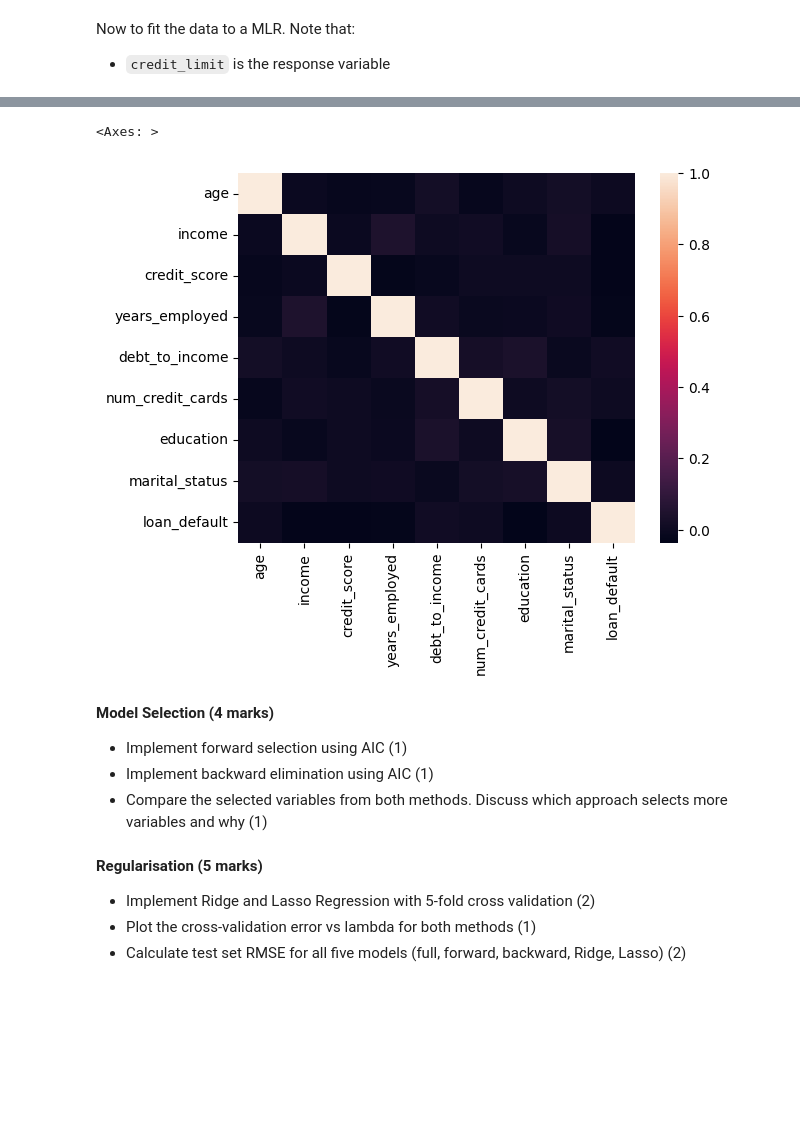
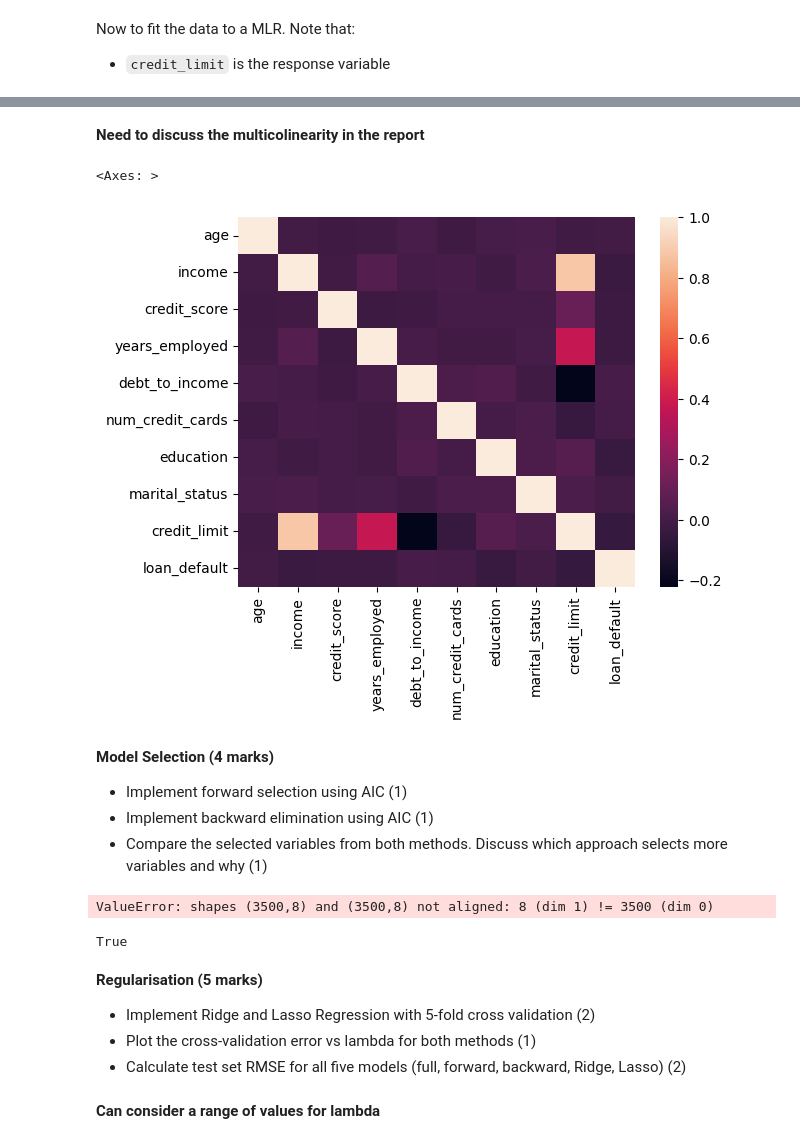
Before and after one commit to aidanlockwood20/MXN442-Codebase, a Jupyter notebook: assignments/assignment_1/assignment_1.ipynb, the cells around one changed output, grey strips where cells are left out. Drawn from its saved outputs; the diff is of its cells as text; code cells hidden in the pictures; blank space fills up the shorter version.

```diff
--- a/assignments/assignment_1/assignment_1.ipynb
+++ b/assignments/assignment_1/assignment_1.ipynb
@@ -95,0 +102,10 @@ The mean imputation has been completed.
+# %%
+categorical_variables = [
+    'education',
+    'marital_status',
+    'loan_default'
+]
+
+for index, column in enumerate(data_columns):
+    if column in categorical_variables:
+        df[column] = df[column].astype('category')
@@ -165,15 +206,39 @@ Notes:
+# %% [markdown]
+<b>Need to discuss the multicolinearity in the report</b>
 # %%
-sns.heatmap(training_data_X.corr())
+sns.heatmap(training_data.corr())
 # %% [output]
 <Axes: >
-[figure, old version]
+[figure, new version]
 # %% [markdown]
 <b>Model Selection (4 marks)</b>
 - Implement forward selection using AIC (1)
 - Implement backward elimination using AIC (1)
 - Compare the selected variables from both methods. Discuss which approach selects more variables and why (1)
+# %%
+# Defining the mallory CP Function for scoring
+def mallory_cp(sigma2 , estimator , X, Y):
+    " Negative Cp statistic "
+    n, p = X.shape
+    Yhat = estimator .predict(X)
+    RSS = np.sum ((Y - Yhat)**2)
+    return -(RSS + 2 * p * sigma2) / n
+
+Y = np.array(training_data['credit_limit'])
+X = train_design.transform(training_data)
+
+sigma_2 = sm.OLS(training_data_X, Y).fit().scale
+negative_cp = partial(mallory_cp, sigma_2)
+# %% [output]
+ValueError: shapes (3500,8) and (3500,8) not aligned: 8 (dim 1) != 3500 (dim 0)
+# %%
+forward_MSE.selected_state_ == backward_MSE.selected_state_
+# %% [output]
+True
 # %% [markdown]
 <b>Regularisation (5 marks)</b>
 - Implement Ridge and Lasso Regression with 5-fold cross validation (2)
 - Plot the cross-validation error vs lambda for both methods (1)
 - Calculate test set RMSE for all five models (full, forward, backward, Ridge, Lasso) (2)
+# %% [markdown]
+**Can consider a range of values for lambda**
```
Also changed, not shown: parts of 4 cells of this notebook, 3 other files.
